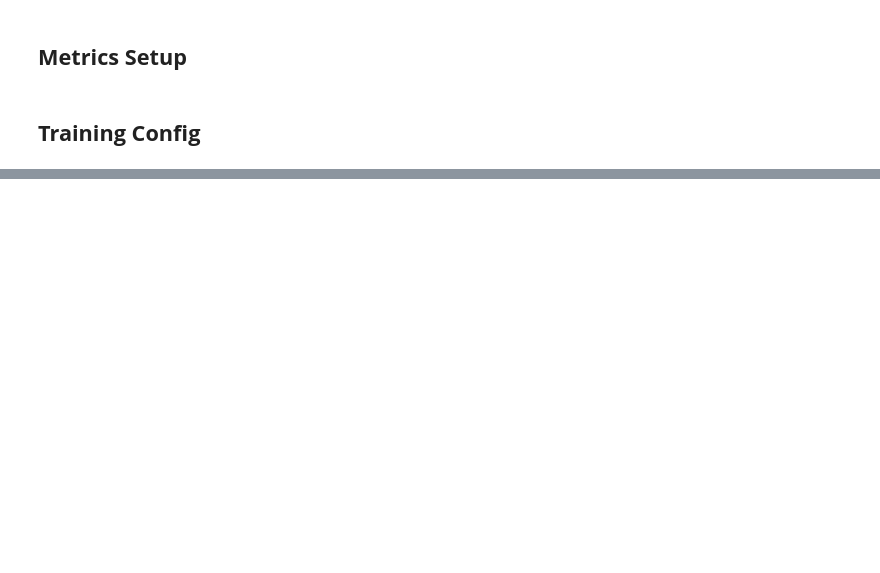
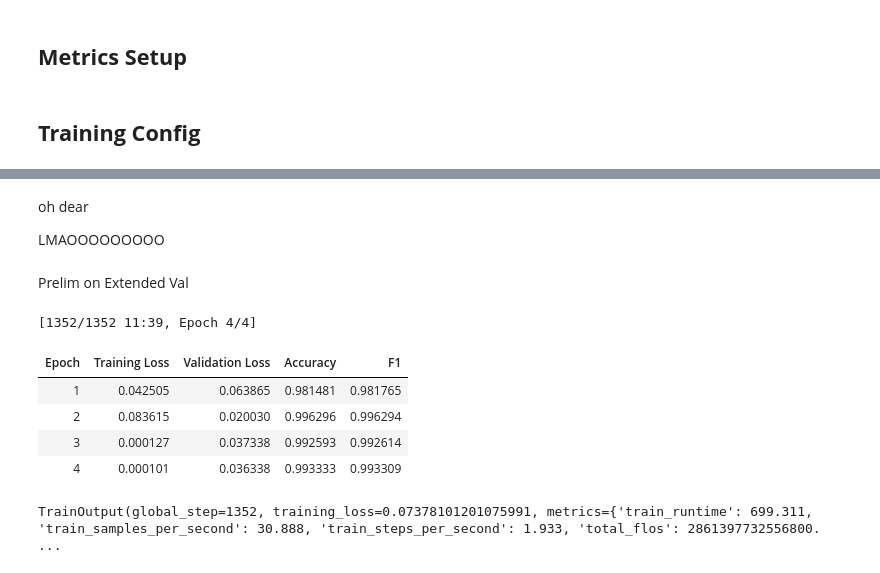
Before and after one commit to 4cekay/B101-Group2-NLP-Project, a Jupyter notebook: DetectorModel.ipynb, the cells around one changed output, grey strips where cells are left out. Cells and saved outputs as stored; diff of their text form; code cells hidden in the pictures; blank space fills up the shorter version.

```diff
--- a/DetectorModel.ipynb
+++ b/DetectorModel.ipynb
@@ -48,0 +45,27 @@ Creating a test/train split, split evenly between class labels
+# %%
+# original train_test_split set
+path_tts = r"C:\Users\kacey\OneDrive - Simon Fraser University (1sfu)\IAT360\NLP Project\dataset\formal_train_5400.csv"
+df_tts = pd.read_csv(path_tts)
+
+raw_dataset_tts = Dataset.from_pandas(df_tts)
+raw_dataset_tts = raw_dataset_tts.class_encode_column("AI_label") # encode the AI_label column into type ClassLabel
+
+print(raw_dataset_tts)
+
+# <--- the same with 6750 version now -->
+
+# w/ external val samples set
+path_exval_train = r"C:\Users\kacey\OneDrive - Simon Fraser University (1sfu)\IAT360\NLP Project\dataset\formal_train_5400.csv" # 5400 train samples
+path_exval_val = r"C:\Users\kacey\OneDrive - Simon Fraser University (1sfu)\IAT360\NLP Project\dataset\formal_val_1350.csv"     # 1350 external val samples
+
+exval_splits = { # both set files
+    "train": path_exval_train,
+    "val": path_exval_val
+}
+
+# load it as a ready dataset object
+dataset_exval = load_dataset("csv", data_files=exval_splits)
+
+dataset_exval = dataset_exval.class_encode_column("AI_label")
+
+print(dataset_exval)
@@ -85,5 +128,5 @@ DebertaV2Tokenizer(name_or_path='microsoft/deberta-v3-small', vocab_size=128000,
 # %%
 def tokenize(example):
-  tokenized = tokenizer(example["sample_text"], truncation=True, padding="max_length", max_length=350)
+  tokenized = tokenizer(example["sample_text"], truncation=True, padding="max_length", max_length=512) # 512 is the max, though the dataset should be safe enough from cleaning
   tokenized["labels"] = example["AI_label"]
   return tokenized
@@ -102,2 +149,7 @@ DatasetDict({
     })
 })
+# %%
+# Version #2 Set
+
+tokenized_dataset = dataset_exval.map(tokenize, batched=True, remove_columns=["sample_text", "sub-type"])
+tokenized_dataset
@@ -178,0 +301,16 @@ TrainOutput(global_step=300, training_loss=0.88514182249705, metrics={'train_run
+# %% [markdown]
+oh dear
+
+LMAOOOOOOOOO
+# %% [markdown]
+Prelim on Extended Val
+# %%
+trainer.train()
+# %% [output]
+[1352/1352 11:39, Epoch 4/4]
+| Epoch | Training Loss | Validation Loss | Accuracy | F1 |
+| 1 | 0.042505 | 0.063865 | 0.981481 | 0.981765 |
+| 2 | 0.083615 | 0.020030 | 0.996296 | 0.996294 |
+| 3 | 0.000127 | 0.037338 | 0.992593 | 0.992614 |
+| 4 | 0.000101 | 0.036338 | 0.993333 | 0.993309 |
+TrainOutput(global_step=1352, training_loss=0.07378101201075991, metrics={'train_runtime': 699.311, 'train_samples_per_second': 30.888, 'train_steps_per_second': 1.933, 'total_flos': 2861397732556800. ...
```
Also changed, not shown: parts of 23 cells of this notebook.
